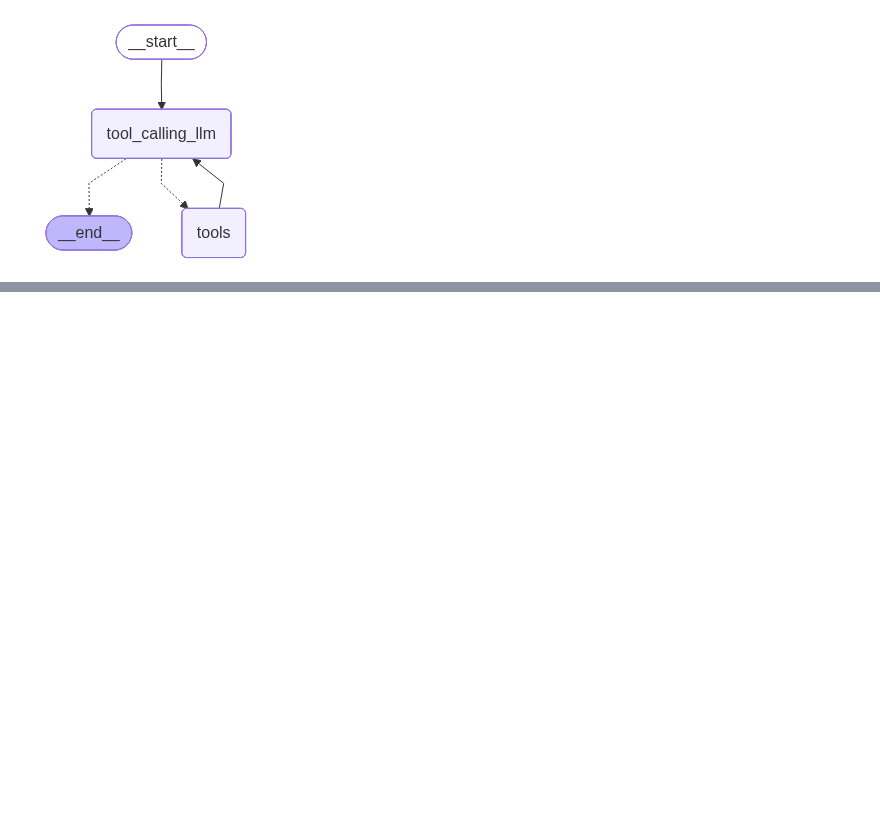
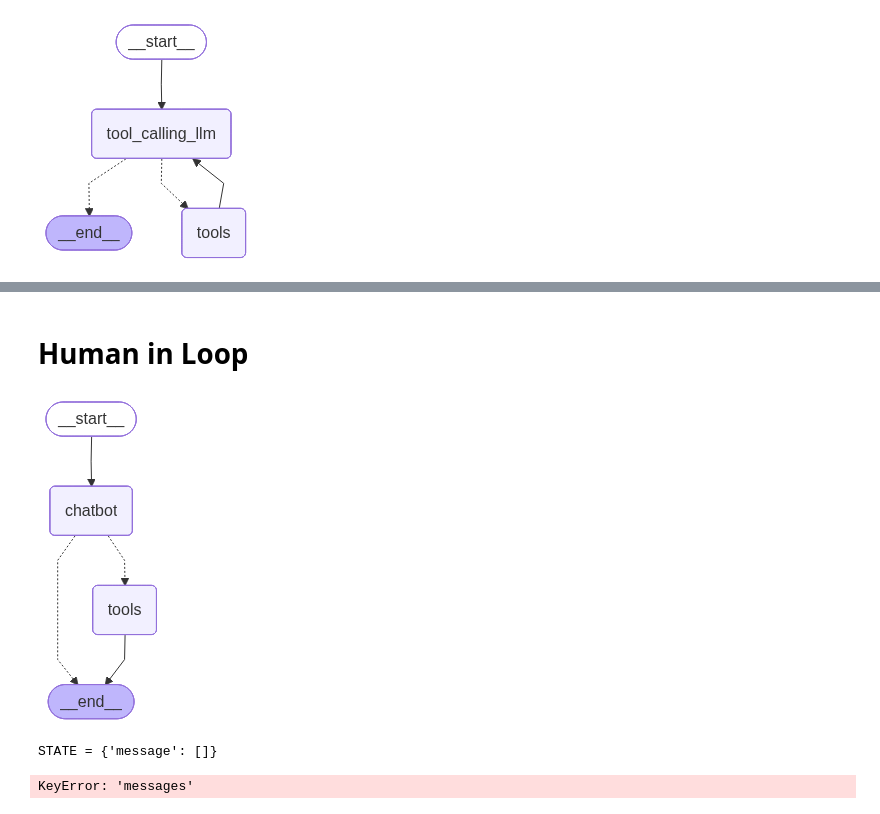
Before and after one commit to htnahddis/Placement_Prep, a Jupyter notebook: GenerativeAI.KrishNaik/langgraph/2-tools_chatbots.ipynb, the cells around one changed output, grey strips where cells are left out. Cells and saved outputs as stored; diff of their text form; code cells hidden in the pictures; blank space fills up the shorter version.

```diff
--- a/GenerativeAI.KrishNaik/langgraph/2-tools_chatbots.ipynb
+++ b/GenerativeAI.KrishNaik/langgraph/2-tools_chatbots.ipynb
@@ -415,0 +514,2 @@ ChatGoogleGenerativeAIError: Error calling model 'gemini-2.5-flash' (RESOURCE_EX
+# %% [markdown]
+# Human in Loop
@@ -415,0 +569,23 @@ ChatGoogleGenerativeAIError: Error calling model 'gemini-2.5-flash' (RESOURCE_EX
+# %%
+from  IPython.display import Image, display
+
+display(Image(main.get_graph().draw_mermaid_png()))
+# %% [output]
+[figure, added]
+# %%
+from langchain_core.messages import HumanMessage, AIMessage
+
+user_input = "I need some assistance in building AI agent. Could you request assistance for me?"
+config={"configurable" : {"thread_id" :"123"}}
+
+events = main.stream({"messages":  [
+            HumanMessage(content=user_input)
+        ]}, config, stream_mode ="values")
+
+
+for event in events:
+    if "messages" in event:
+        event["messages"][-1].pretty_print()
+# %% [output]
+STATE = {'message': []}
+KeyError: 'messages'
```
Also changed, not shown: parts of 12 cells of this notebook, 1 other file.
